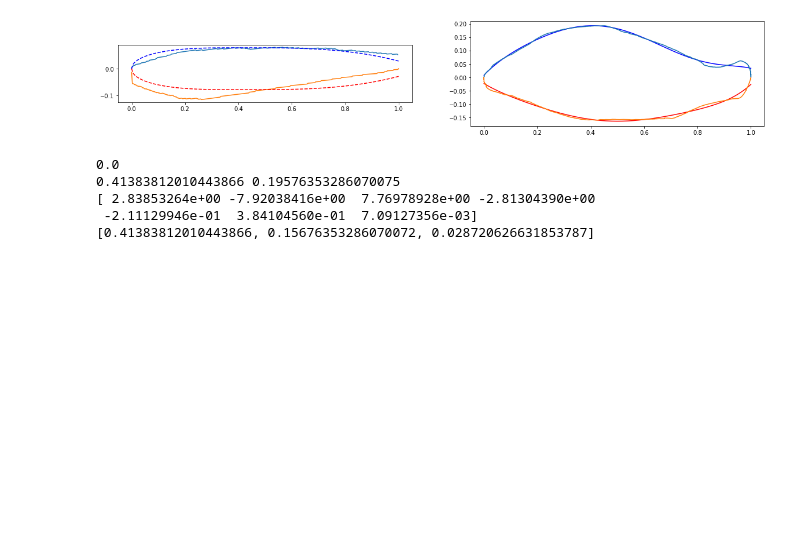
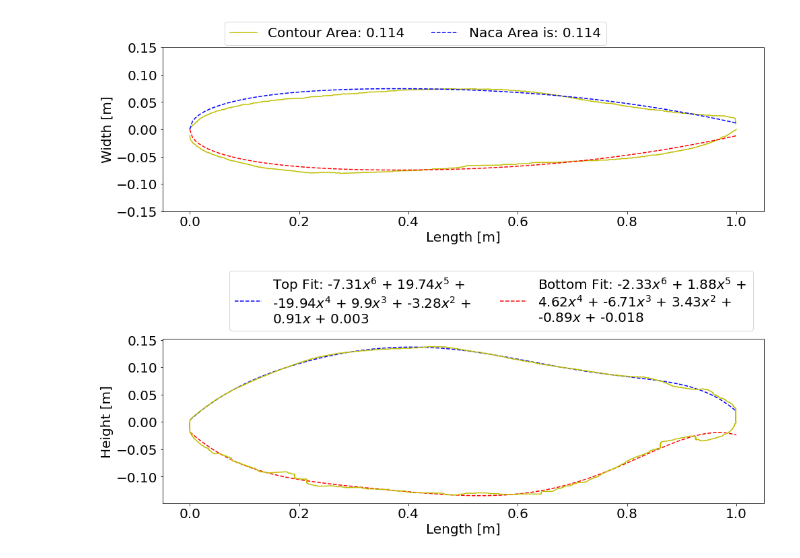
Before and after one commit to michaelcoe/Ika-Fit, a Jupyter notebook: compileParametersSingle.ipynb, the cells around one changed output. Saved outputs shown, nothing was run; the diff lists cells and outputs as text; code cells hidden in the pictures; blank space fills up the shorter version.

```diff
--- a/compileParametersSingle.ipynb
+++ b/compileParametersSingle.ipynb
@@ -14,9 +14,9 @@ from pathlib import Path
 # %%
 imagePath = r'./Pictures'
 databasePath = r'./'
-figurePath = r'./'
+figurePath = r'/home/mco143/Documents/inkscape_drawings/contours'
 
-specimen = r'commonCarp'
+specimen = r'scannedSalmon'
 # %%
 imagePathSide = fu.get_image_files(imagePath, specimen + 'SideNF.png')
 imagePathSideFull = fu.get_image_files(imagePath, specimen + 'Side.png')
@@ -69,7 +69,7 @@ def process_top(imageList):
     topPolyArea, topFitTop, bottomFitTop = ff.fit_top_contours_poly(tHullTop, bHullTop, 6)
     nacaArea, m, thickness, d0, xu, yu, xl, yl = ff.fit_top_contours(areaTop, np.mean([minPointsTop[0],maxPointsTop[0]]), np.abs(minPointsTop[1])+maxPointsTop[1], (tHullTop[1,-5]+np.abs(bHullTop[1,-5]))/2.0)
 
-    return (areaRatioTop, [cntsTop, cntsTopFull], [maxPointsTop, minPointsTop],
+    return ([areaRatioTop, areaTop, nacaArea], [cntsTop, cntsTopFull], [maxPointsTop, minPointsTop],
             [topFitTop, bottomFitTop], [m, thickness, d0], [tHullTop, bHullTop])
 # %%
 def process_side(imageList):
@@ -145,0 +103,8 @@ print(sideFits)
+# %%
+# Dictionaries for data
+generalData = {'Species Name':[], 'Width Location':[], 'Max Width':[],
+               'Height Location':[], 'Max Height':[], 'Side Area':[], 'Top Area':[] }
+sideFitData = {'Species Name':[], 'Ta6':[], 'Ta5':[], 'Ta4':[], 'Ta3':[], 'Ta2':[], 'Ta1':[], 'Ta0':[],
+              'Ba6':[], 'Ba5':[], 'Ba4':[], 'Ba3':[], 'Ba2':[], 'Ba1':[], 'Ba0':[]}
+topFitData = {'Species Name':[], 'Ta4':[], 'Ta3':[], 'Ta2':[], 'Ta1':[], 'Ta0':[],
+              'Ba4':[], 'Ba3':[], 'Ba2':[], 'Ba1':[], 'Ba0':[]}
@@ -146,37 +193,55 @@ print(sideFits)
 # %%
 dx = np.linspace(0, 1.0, 200)
 #nacaFits = [0.3973, 0.16, 0.01]
 m = nacaFits[0]
 thickness = nacaFits[1]
 d0 = nacaFits[2]
 
 topPolySide = np.poly1d(sideFits[0])
 bottomPolySide = np.poly1d(sideFits[1])
 topPolyTop = np.poly1d(topPolyFits[0])
 bottomPolyTop = np.poly1d(topPolyFits[1])
 
 X, Y = af.naca4_modified(dx, m, thickness, 1.0, d0)
-fig1, (ax1, ax2) = plt.subplots(1, 2, figsize=(20, 10))
-ax1.plot(topHull[0][0], topHull[0][1])
-ax1.plot(topHull[1][0], topHull[1][1])
-ax1.plot(X[0], Y[0], 'b--')
-ax1.plot(X[1], Y[1], 'r--')
-ax1.set_aspect('equal')
-ax2.plot(dx, topPolySide(dx), 'b')
-ax2.plot(dx, bottomPolySide(dx), 'r')
-ax2.plot(sideHull[0][0], sideHull[0][1])
-ax2.plot(sideHull[1][0], sideHull[1][1])
-ax2.set_aspect('equal')
+fig4, ax4 = plt.subplots(figsize=(16, 15))
+ax4.plot(topHull[0][0], topHull[0][1], 'y', label="Contour Area: " + str(np.round(topArea[1], 3)))
+ax4.plot(topHull[1][0], topHull[1][1], 'y')
+ax4.plot(X[0], Y[0], 'b--', label="Naca Area is: " + str(np.round(topArea[2], 3)))
+ax4.plot(X[1], Y[1], 'r--')
+ax4.set_xlabel("Length [m]")
+ax4.set_ylabel("Width [m]")
+ax4.set_ylim([-.15, 0.15])
+ax4.set_aspect('equal')
+ax4.legend(loc='best', ncol=2, bbox_to_anchor=(0.75, 1.2))
+fig4.savefig(Path(figurePath).joinpath('NacaFit.png'), facecolor='w', bbox_inches='tight')
+
+sideFitData['Ta6'].append(sideFits[0][0])
+sideFitData['Ta5'].append(sideFits[0][1])
+sideFitData['Ta4'].append(sideFits[0][2])
+sideFitData['Ta3'].append(sideFits[0][3])
+sideFitData['Ta2'].append(sideFits[0][4])
+sideFitData['Ta1'].append(sideFits[0][5])
+sideFitData['Ta0'].append(sideFits[0][6])
+sideFitData['Ba6'].append(sideFits[1][0])
+sideFitData['Ba5'].append(sideFits[1][1])
+sideFitData['Ba4'].append(sideFits[1][2])
+sideFitData['Ba3'].append(sideFits[1][3])
+sideFitData['Ba2'].append(sideFits[1][4])
+sideFitData['Ba1'].append(sideFits[1][5])
+sideFitData['Ba0'].append(sideFits[1][6])
+
+
+fig5, ax5 = plt.subplots(figsize=(16, 15))
+ax5.plot(dx, topPolySide(dx), 'b--', label='Top Fit: ' + str(np.round(sideFits[0][0],2)) + '$x^6$ + ' + str(np.round(sideFits[0][1],2)) + '$x^5$ + \n' + str(np.round(sideFits[0][2],2)) + '$x^4$ + ' + str(np.round(sideFits[0][3],2)) + '$x^3$ + ' + str(np.round(sideFits[0][4],2)) + '$x^2$ + \n' + str(np.round(sideFits[0][5],2)) + '$x$ + ' + str(np.round(sideFits[0][6],3)))
+ax5.plot(dx, bottomPolySide(dx), 'r--', label='Bottom Fit: ' + str(np.round(sideFits[1][0],2)) + '$x^6$ + ' + str(np.round(sideFits[1][1],2)) + '$x^5$ + \n' + str(np.round(sideFits[1][2],2)) + '$x^4$ + ' + str(np.round(sideFits[1][3],2)) + '$x^3$ + ' + str(np.round(sideFits[1][4],2)) + '$x^2$ + \n' + str(np.round(sideFits[1][5],2)) + '$x$ + ' + str(np.round(sideFits[1][6],3)))
+
+ax5.plot(sideHull[0][0], sideHull[0][1], 'y')
+ax5.plot(sideHull[1][0], sideHull[1][1], 'y')
+ax5.set_xlabel("Length [m]")
+ax5.set_ylabel("Height [m]")
+ax5.set_aspect('equal')
+ax5.legend(loc='best', ncol=2, bbox_to_anchor=(0.1, 1.01))
+fig5.savefig(Path(figurePath).joinpath('sideFit.png'), facecolor='w', bbox_inches='tight')
 # %% [output]
-[figure, old version]
+[figure, new version]
+[figure, added]
-# %%
-print(topArea)
-print(np.mean([topPoints[0][0], topPoints[1][0]]), topPoints[0][1] + np.abs(topPoints[1][1]))
-print(topPolyFits[0])
-print(nacaFits)
-# %% [output]
-0.0
-0.41383812010443866 0.19576353286070075
-[ 2.83853264e+00 -7.92038416e+00  7.76978928e+00 -2.81304390e+00
- -2.11129946e-01  3.84104560e-01  7.09127356e-03]
-[0.41383812010443866, 0.15676353286070072, 0.028720626631853787]
```
Also changed, not shown: parts of 4 cells of this notebook, 33 other files.
